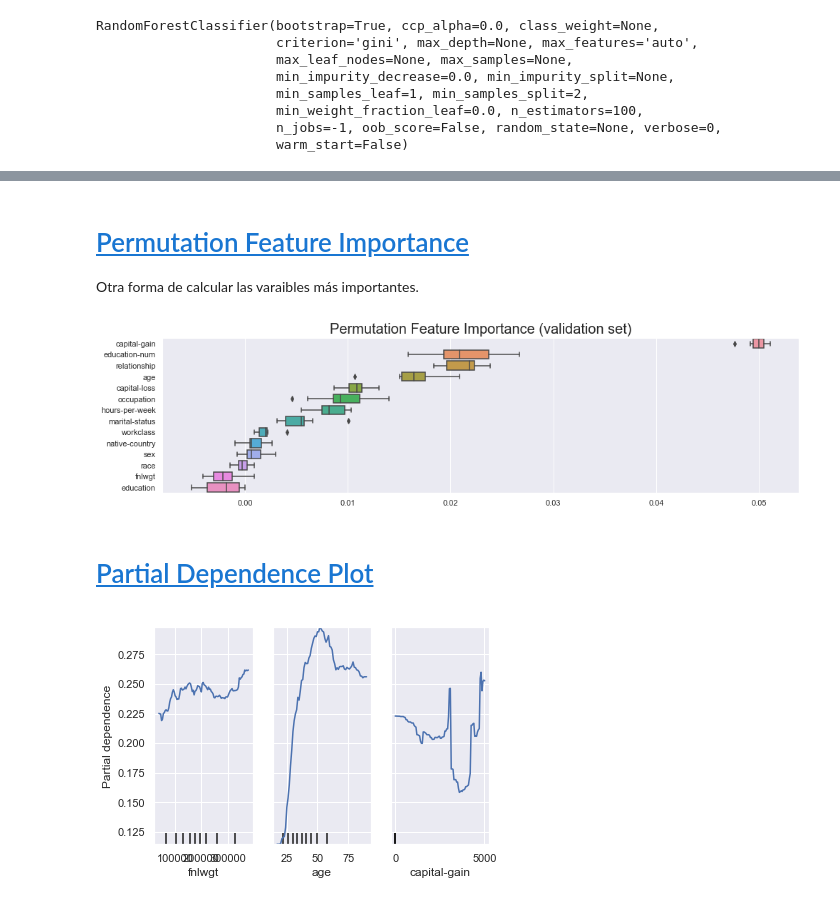
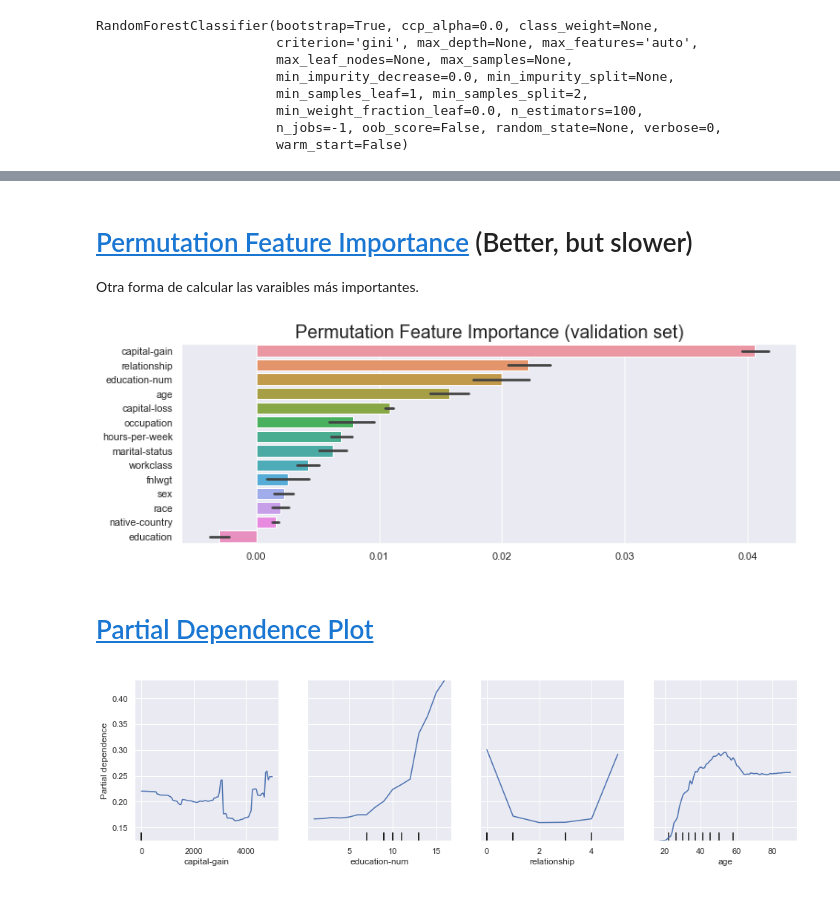
Before and after one commit to SaturdaysAI-Murcia/machine-learning, a Jupyter notebook: 2. Tabular data (clas)/2.3 Random Forest.ipynb, the cells around one changed output, grey strips where cells are left out. Cells and saved outputs as stored; diff of their text form; code cells hidden in the pictures.

```diff
--- a/2. Tabular data (clas)/2.3 Random Forest.ipynb
+++ b/2. Tabular data (clas)/2.3 Random Forest.ipynb
@@ -82,7 +89,10 @@ df.head()
 x = df.drop("salary", axis="columns")
 y = df["salary"]
 
-x_train, x_valid, y_train, y_valid = train_test_split(x, y, test_size=0.2, random_state=0)
+x_train, x_valid, y_train, y_valid = train_test_split(x, y,
+                                                      test_size=0.2,
+                                                      stratify=y,
+                                                      random_state=0)
 # %% [markdown]
 # Train Random Forest
 # %%
@@ -130,27 +143,30 @@ sns.barplot(x=fi.importance, y=fi.feature, color='royalblue').set_title("Feature
 # %% [markdown]
-# [Permutation Feature Importance](https://christophm.github.io/interpretable-ml-book/feature-importance.html)
+# [Permutation Feature Importance](https://christophm.github.io/interpretable-ml-book/feature-importance.html) (Better, but slower)
 Otra forma de calcular las varaibles más importantes.
 # %%
 # Compute Permutation Feature Importance
 pfi = permutation_importance(model, x_valid, y_valid, n_repeats=10, random_state=0, n_jobs=-1)
 
 # Clean data
 sorted_idx = pfi.importances_mean.argsort()[::-1]
 pfi_df = pd.DataFrame(data=pfi.importances[sorted_idx].T, columns=x_valid.columns[sorted_idx])
 
-# Plot
-plt.figure(figsize=(16,4))
-sns.boxplot(data=pfi_df, orient="h").set_title("Permutation Feature Importance (validation set)",  fontsize=20);
+# Plot (This can be barplot, boxplot, violinplot,...)
+plt.figure(figsize=(12,4))
+sns.barplot(data=pfi_df, orient="h").set_title("Permutation Feature Importance (validation set)",  fontsize=20);
 # %% [output]
-[figure, old version]
+[figure, new version]
 # %% [markdown]
 # [Partial Dependence Plot](https://christophm.github.io/interpretable-ml-book/pdp.html)
 # %%
+fig, ax = plt.subplots(figsize=(16, 4))
 plot_partial_dependence(estimator=model,
                         X=x_train,          # raw predictors data.
-                        features=["fnlwgt", "age", "capital-gain"],
+                        features=["capital-gain", "education-num", "relationship", "age"],
                         grid_resolution=100, # number of values to plot on x axis
+                        n_cols=4,
+                        ax=ax,
                         n_jobs=-1           # Faster with all CPU cores
                        );
 # %% [output]
-[figure, old version]
+[figure, new version]
```
Also changed, not shown: parts of 12 cells of this notebook.
